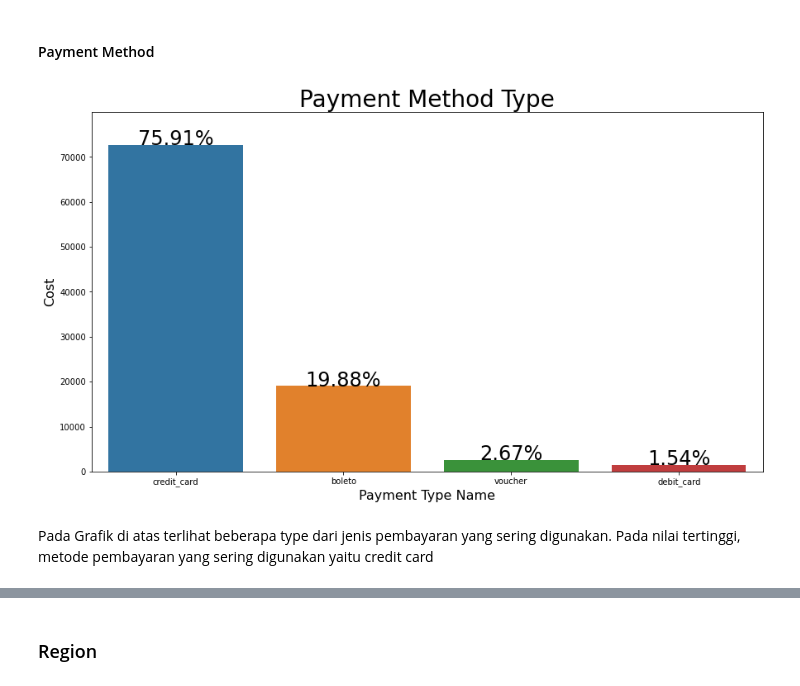
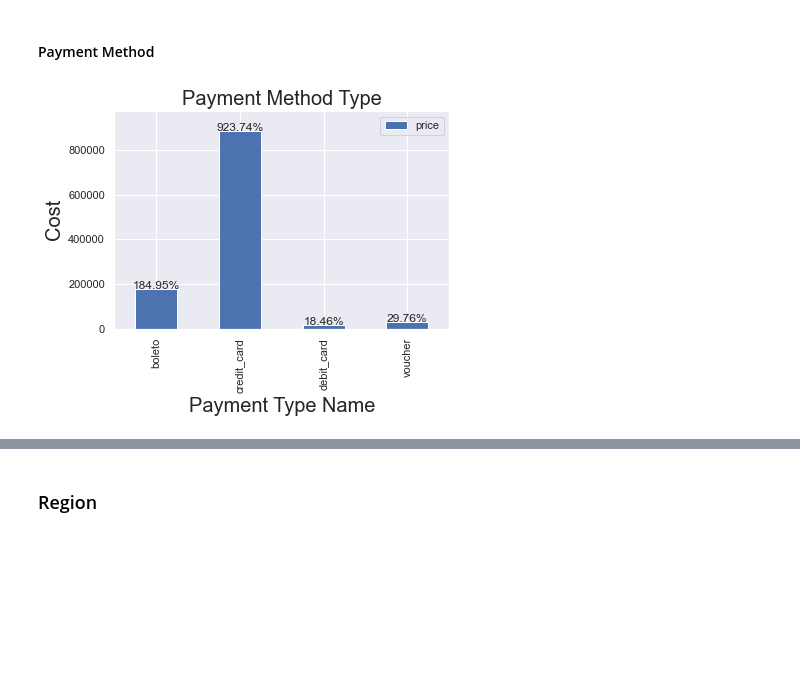
Before and after one commit to Arif-Widagdo/Data-Analysis-on-the-Brazilian-E-Commerce-Public-Dataset-by-Olist, a Jupyter notebook: code/Tugas01_04.ipynb, the cells around one changed output, grey strips where cells are left out. Cells and saved outputs as stored; diff of their text form; code cells hidden in the pictures; blank space fills up the shorter version.

```diff
--- a/code/Tugas01_04.ipynb
+++ b/code/Tugas01_04.ipynb
@@ -543,25 +551,3 @@ Sehingga sisa nilai payments_value berada di payment_installments
 #### Payment Method
 # %%
 result_olist_marged['price_log'] = np.log(result_olist_marged['price'] + 1.5)
-# %%
-total = len(result_olist_marged)
-plt.figure(figsize=(32,8))
-
-plt.subplot(121)
-g = sns.countplot(x='payment_type', data=result_olist_marged[result_olist_marged['payment_type'] != 'not_defined'])
-g.set_title("Payment Method Type", fontsize=28)
-g.set_xlabel("Payment Type Name", fontsize=16)
-g.set_ylabel("Cost", fontsize=16)
-
-sizes = []
-for p in g.patches:
-    height = p.get_height()
-    sizes.append(height)
-    g.set_ylim(0, max(sizes) * 1.1)
-    g.text(p.get_x()+p.get_width()/2.,height + 3,'{:1.2f}%'.format(height/total*100),ha="center", fontsize=24)
-
-plt.show()
-# %% [output]
-[figure, removed]
-# %% [markdown]
-Pada Grafik di atas terlihat beberapa type dari jenis pembayaran yang sering digunakan. Pada nilai tertinggi, metode pembayaran yang sering digunakan yaitu credit card
@@ -574,0 +554,19 @@ plt.axis('equal')
+# %%
+total = len(result_olist_marged)
+result_olist_marged2= result_olist_marged.head(10000)
+
+result_olist_marged2 = result_olist_marged2.groupby('payment_type').sum().plot(kind = 'bar', y = 'price')
+result_olist_marged2.set_title("Payment Method Type", fontsize=20)
+result_olist_marged2.set_xlabel("Payment Type Name", fontsize=20)
+result_olist_marged2.set_ylabel("Cost", fontsize=20)
+
+sizes = []
+for p in result_olist_marged2.patches:
+    height = p.get_height()
+    sizes.append(height)
+    result_olist_marged2.set_ylim(0, max(sizes) * 1.1)
+    result_olist_marged2.text(p.get_x()+p.get_width()/2.,height + 3,'{:1.2f}%'.format(height/total*100),ha="center", fontsize=12)
+
+plt.show()
+# %% [output]
+[figure, added]
```
Also changed, not shown: parts of 12 cells of this notebook, 6 other files.
